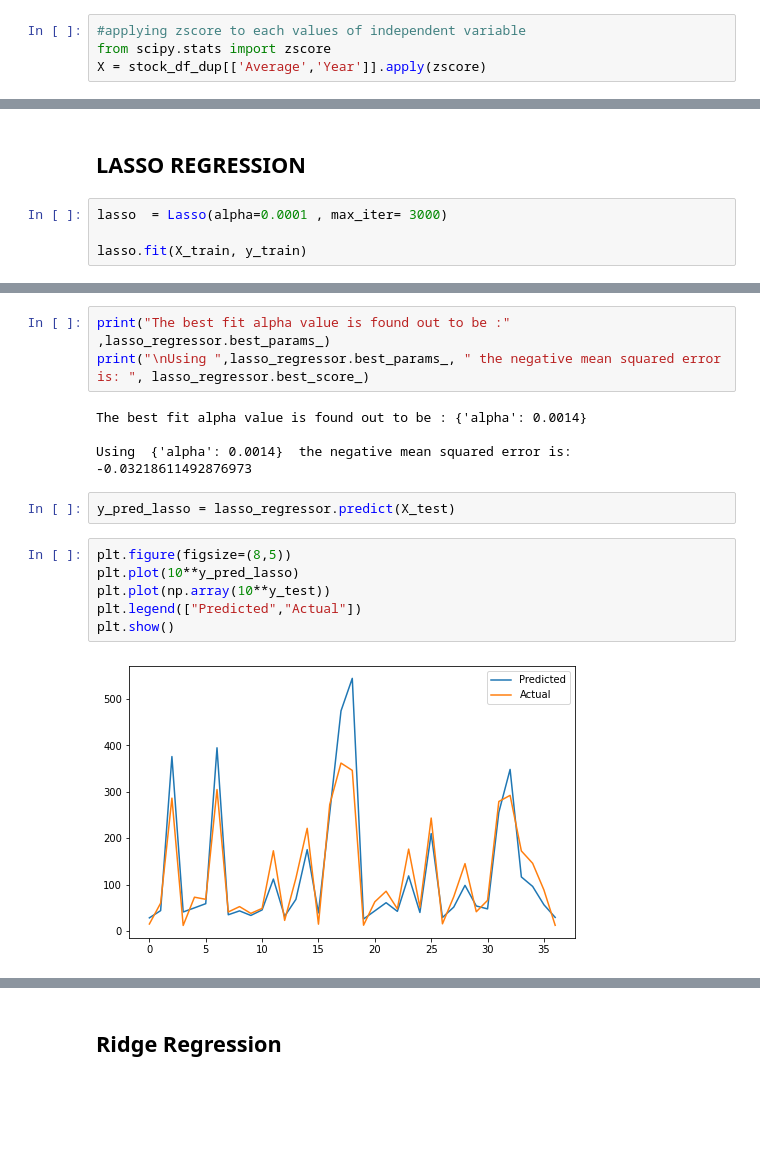
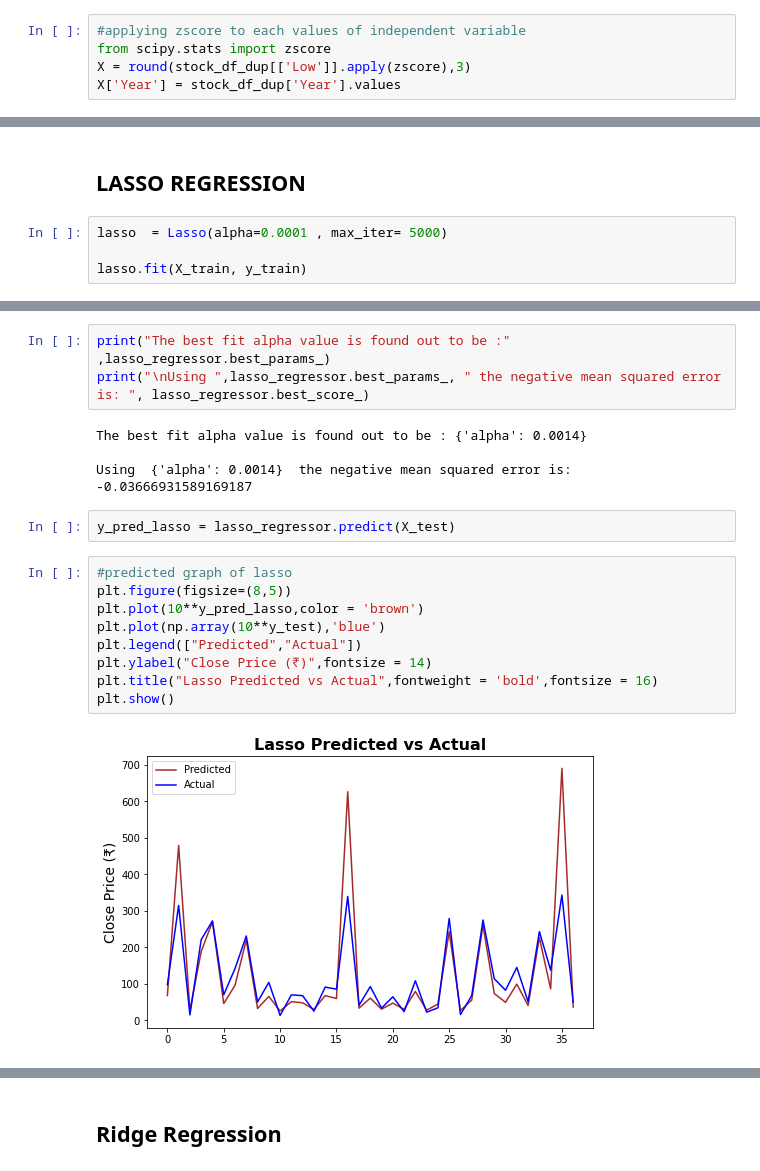
Before and after one commit to Mdanish2020/Yes_Bank_Stock_closing_Price_Prediction, a Jupyter notebook: ML_Capstone_project(Regression).ipynb, the cells around one changed output, grey strips where cells are left out. Cells and saved outputs as stored; diff of their text form; blank space fills up the shorter version.

```diff
--- a/ML_Capstone_project(Regression).ipynb
+++ b/ML_Capstone_project(Regression).ipynb
@@ -323,4 +323,5 @@ Requirement already satisfied: numpy>=1.13.3 in /usr/local/lib/python3.7/dist-pa
 # %%
 #applying zscore to each values of independent variable
 from scipy.stats import zscore
-X = stock_df_dup[['Average','Year']].apply(zscore)
+X = round(stock_df_dup[['Low']].apply(zscore),3)
+X['Year'] = stock_df_dup['Year'].values
@@ -423,7 +440,7 @@ Here, We can see it is completely overfitted scenario, now we have to move towar
 # %% [markdown]
 ## **LASSO REGRESSION**
 # %%
-lasso  = Lasso(alpha=0.0001 , max_iter= 3000)
+lasso  = Lasso(alpha=0.0001 , max_iter= 5000)
 
 lasso.fit(X_train, y_train)
 # %% [output]
@@ -458,17 +467,20 @@ print("\nUsing ",lasso_regressor.best_params_, " the negative mean squared error
 # %% [output]
 The best fit alpha value is found out to be : {'alpha': 0.0014}
 
-Using  {'alpha': 0.0014}  the negative mean squared error is:  -0.03218611492876973
+Using  {'alpha': 0.0014}  the negative mean squared error is:  -0.03666931589169187
 # %%
 y_pred_lasso = lasso_regressor.predict(X_test)
 # %%
+#predicted graph of lasso
 plt.figure(figsize=(8,5))
-plt.plot(10**y_pred_lasso)
-plt.plot(np.array(10**y_test))
+plt.plot(10**y_pred_lasso,color = 'brown')
+plt.plot(np.array(10**y_test),'blue')
 plt.legend(["Predicted","Actual"])
+plt.ylabel("Close Price (₹)",fontsize = 14)
+plt.title("Lasso Predicted vs Actual",fontweight = 'bold',fontsize = 16)
 plt.show()
 # %% [output]
-[figure, old version]
+[figure, new version]
 # %%
 MSE  = mean_squared_error(y_test, y_pred_lasso)
 print("MSE :" , MSE)
```
Also changed, not shown: parts of 29 cells of this notebook.
